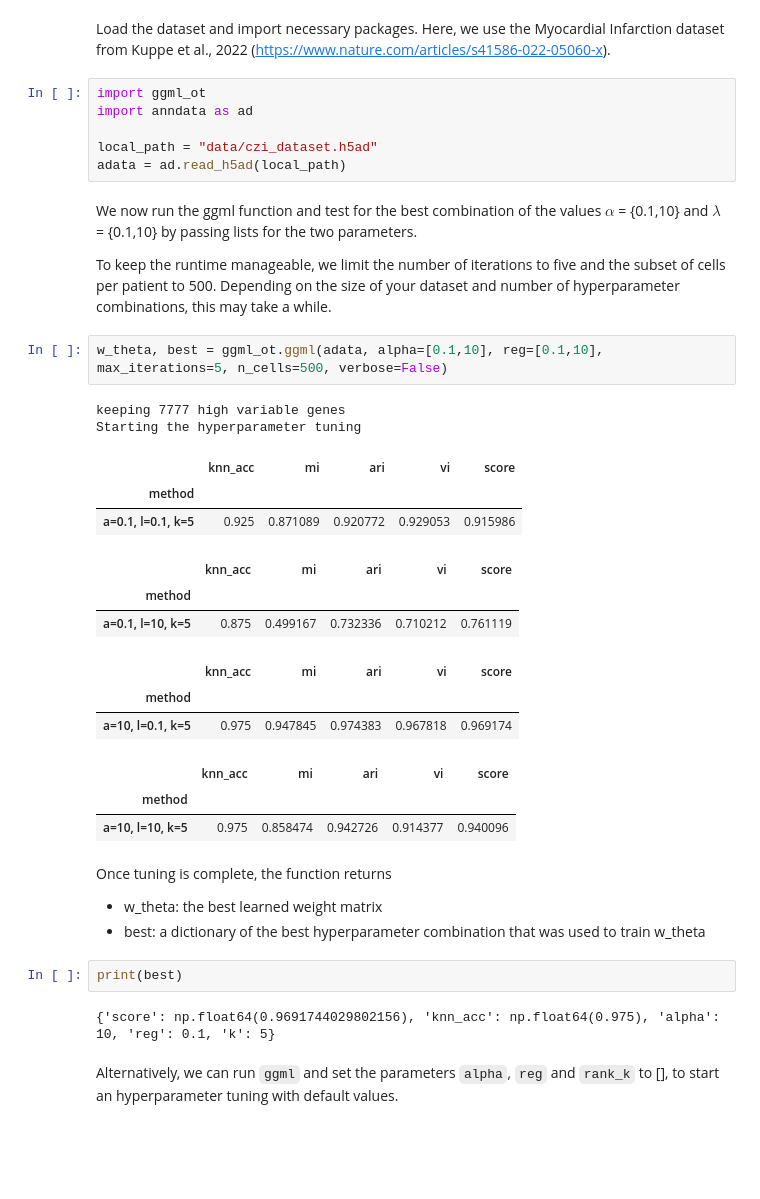
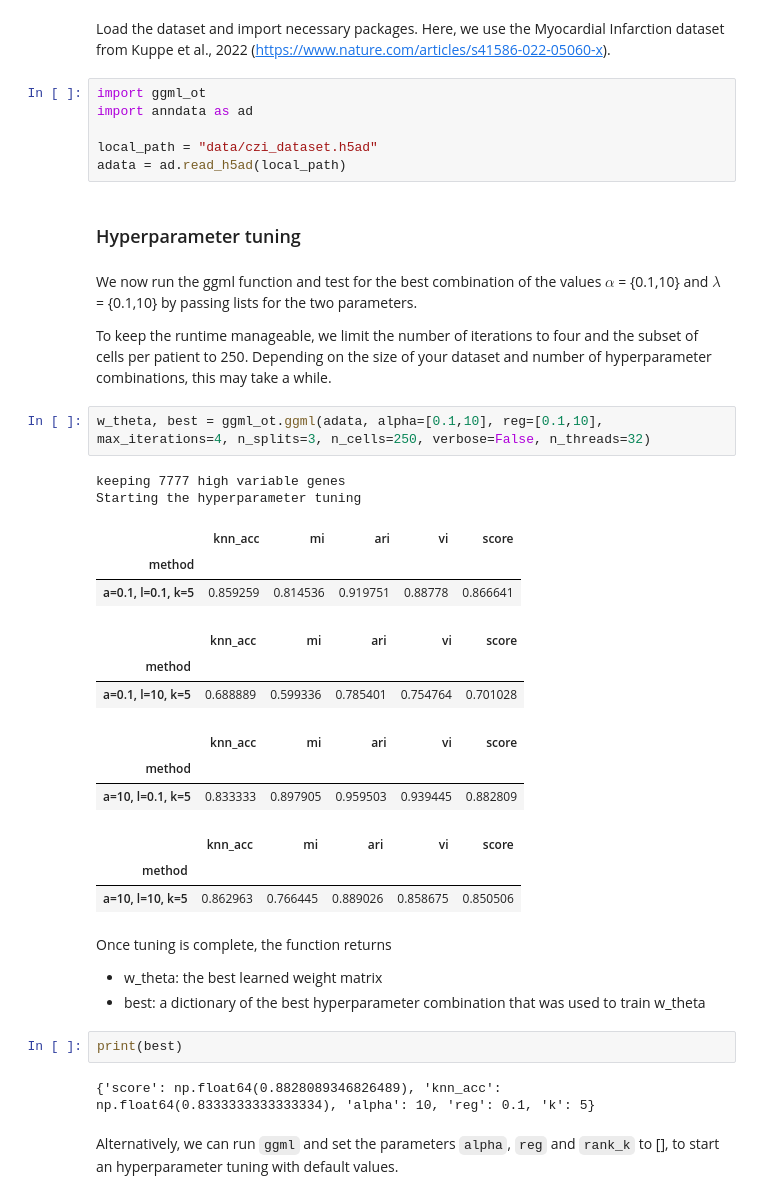
Before and after one commit to DaminK/ggml-ot, a Jupyter notebook: docs/source/tutorials/ggml_tuning.ipynb, the cells around one changed output. Drawn from its saved outputs; the diff is of its cells as text; blank space fills up the shorter version.

Commit message:
Splitting+docs (#36)
* added docs and splitting
* small fixes in docs
* update in gene notebook
* small fixes in tuning
* added more text in genes notebook

```diff
--- a/docs/source/tutorials/ggml_tuning.ipynb
+++ b/docs/source/tutorials/ggml_tuning.ipynb
@@ -10,34 +8,36 @@ ggml-ot supports automatic hyperparameter tuning: if a list of possible values f
 After training, the most suitable parameters are returned together with the best w_theta.
 # %% [markdown]
 Load the dataset and import necessary packages. Here, we use the Myocardial Infarction dataset from Kuppe et al., 2022 (https://www.nature.com/articles/s41586-022-05060-x).
-# %%
-import ggml_ot
-import anndata as ad
-
-local_path = "data/czi_dataset.h5ad"
-adata = ad.read_h5ad(local_path)
+# %%
+import ggml_ot
+import anndata as ad
+
+local_path = "data/czi_dataset.h5ad"
+adata = ad.read_h5ad(local_path)
+# %% [markdown]
+### Hyperparameter tuning
 # %% [markdown]
 We now run the ggml function and test for the best combination of the values $\alpha$ = {0.1,10} and $\lambda$ = {0.1,10} by passing lists for the two parameters.
 
-To keep the runtime manageable, we limit the number of iterations to five and the subset of cells per patient to 500.
+To keep the runtime manageable, we limit the number of iterations to four and the subset of cells per patient to 250.
 Depending on the size of your dataset and number of hyperparameter combinations, this may take a while.
 # %%
-w_theta, best = ggml_ot.ggml(adata, alpha=[0.1,10], reg=[0.1,10], max_iterations=5, n_cells=500, verbose=False)
+w_theta, best = ggml_ot.ggml(adata, alpha=[0.1,10], reg=[0.1,10], max_iterations=4, n_splits=3, n_cells=250, verbose=False, n_threads=32)
 # %% [output]
 keeping 7777 high variable genes
 Starting the hyperparameter tuning
 |  | knn_acc | mi | ari | vi | score |
 | method |  |  |  |  |  |
-| a=0.1, l=0.1, k=5 | 0.925 | 0.871089 | 0.920772 | 0.929053 | 0.915986 |
+| a=0.1, l=0.1, k=5 | 0.859259 | 0.814536 | 0.919751 | 0.88778 | 0.866641 |
 |  | knn_acc | mi | ari | vi | score |
 | method |  |  |  |  |  |
-| a=0.1, l=10, k=5 | 0.875 | 0.499167 | 0.732336 | 0.710212 | 0.761119 |
+| a=0.1, l=10, k=5 | 0.688889 | 0.599336 | 0.785401 | 0.754764 | 0.701028 |
 |  | knn_acc | mi | ari | vi | score |
 | method |  |  |  |  |  |
-| a=10, l=0.1, k=5 | 0.975 | 0.947845 | 0.974383 | 0.967818 | 0.969174 |
+| a=10, l=0.1, k=5 | 0.833333 | 0.897905 | 0.959503 | 0.939445 | 0.882809 |
 |  | knn_acc | mi | ari | vi | score |
 | method |  |  |  |  |  |
-| a=10, l=10, k=5 | 0.975 | 0.858474 | 0.942726 | 0.914377 | 0.940096 |
+| a=10, l=10, k=5 | 0.862963 | 0.766445 | 0.889026 | 0.858675 | 0.850506 |
 # %% [markdown]
 Once tuning is complete, the function returns
 - w_theta: the best learned weight matrix
@@ -45,7 +45,7 @@ Once tuning is complete, the function returns
 # %%
 print(best)
 # %% [output]
-{'score': np.float64(0.9691744029802156), 'knn_acc': np.float64(0.975), 'alpha': 10, 'reg': 0.1, 'k': 5}
+{'score': np.float64(0.8828089346826489), 'knn_acc': np.float64(0.8333333333333334), 'alpha': 10, 'reg': 0.1, 'k': 5}
 # %% [markdown]
 Alternatively, we can run `ggml` and set the parameters `alpha`, `reg` and `rank_k` to [], to start an hyperparameter tuning with default values.
 # %% [markdown]
```
Also changed, not shown: parts of 8 cells of this notebook, 23 other files.
